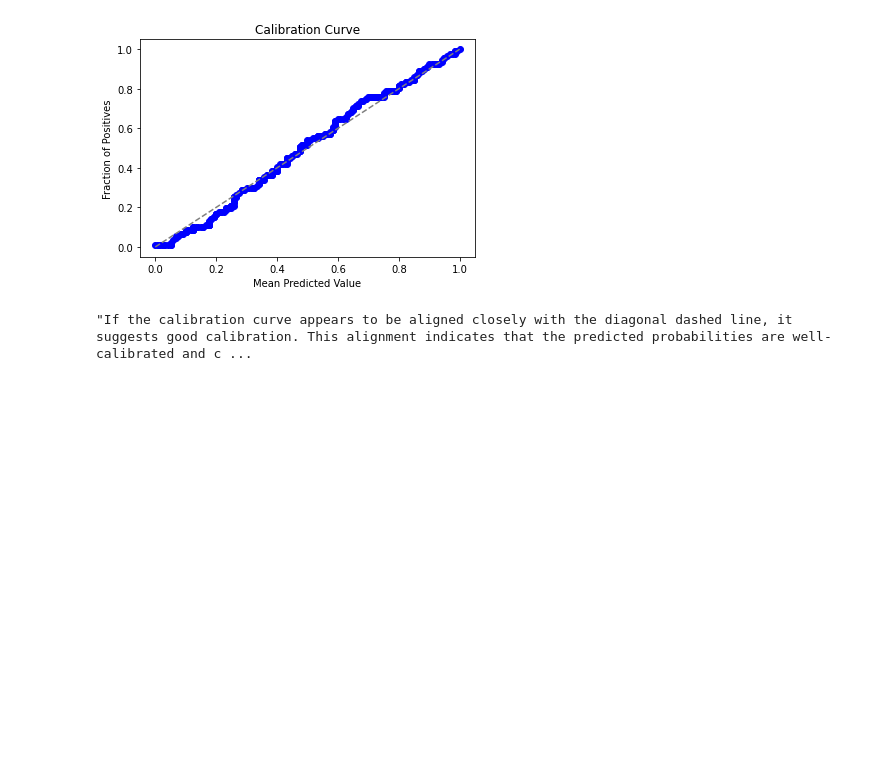
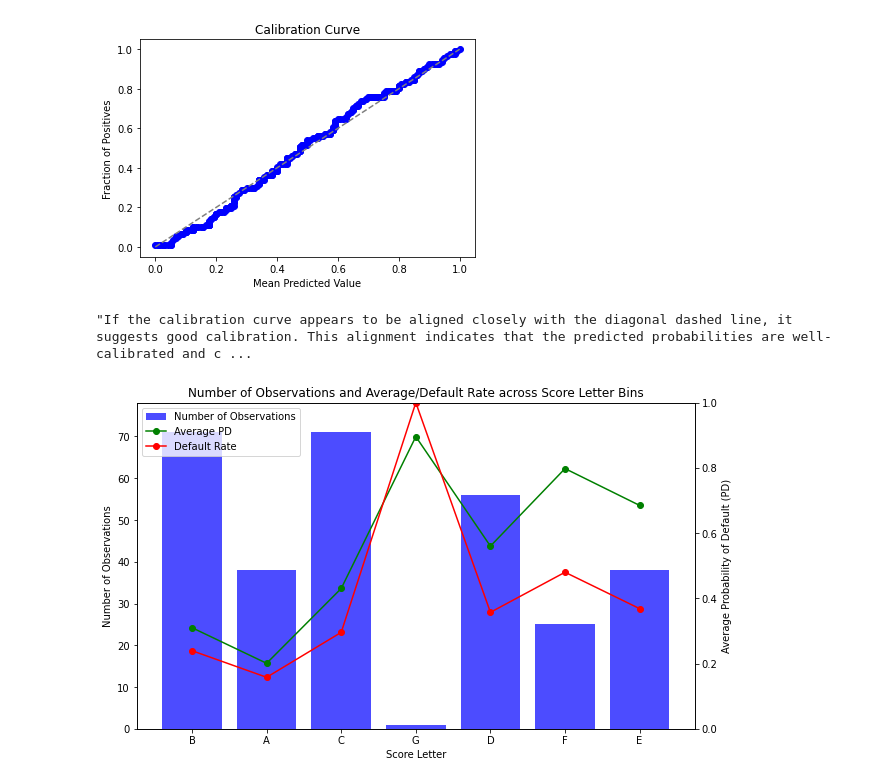
Before and after one commit to vladcatalinbalint/Application_Risk_Model, a Jupyter notebook: risk_modeling.ipynb, the cells around one changed output. Cells and saved outputs as stored; diff of their text form; code cells hidden in the pictures; blank space fills up the shorter version.

Commit message:
function that mapps the scores and plots them

```diff
--- a/risk_modeling.ipynb
+++ b/risk_modeling.ipynb
@@ -293,3 +293,78 @@ prob_transformed = expit(logits)
 
 # Map the transformed probabilities to the score range
 scores = np.round(prob_transformed * (score_max - score_min) + score_min).astype(int)
+# %%
+score_letters = []
+
+for score in scores:
+    if score < 500:
+        score_letters.append('A')
+    elif score < 550:
+        score_letters.append('B')
+    elif score < 600:
+        score_letters.append('C')
+    elif score < 650:
+        score_letters.append('D')
+    elif score < 700:
+        score_letters.append('E')
+    elif score < 750:
+        score_letters.append('F')
+    elif score <= 800:
+        score_letters.append('G')
+    else:
+        score_letters.append('H')
+# %%
+import matplotlib.pyplot as plt
+import numpy as np
+
+# Calculate the number of observations in each letter bin
+letter_counts = {letter: score_letters.count(letter) for letter in set(score_letters)}
+
+# Calculate the average PD in each letter bin
+letter_avg_pds = {letter: np.mean(y_pred_proba[np.array(score_letters) == letter]) for letter in set(score_letters)}
+
+# Calculate the default rate in each letter bin
+letter_default_rates = {letter: np.mean(y_valid[np.array(score_letters) == letter]) for letter in set(score_letters)}
+
+# Create a list to store the x-axis values
+x = list(set(score_letters))
+
+# Create a list to store the y-axis values for letter counts
+counts = [letter_counts[letter] for letter in x]
+
+# Create a list to store the y-axis values for average PDs
+avg_pds = [letter_avg_pds[letter] for letter in x]
+
+# Create a list to store the y-axis values for default rates
+default_rates = [letter_default_rates[letter] for letter in x]
+
+# Create a figure with two y-axes
+fig, ax1 = plt.subplots(figsize=(10, 6))
+ax2 = ax1.twinx()
+
+# Plot the number of observations in each letter bin
+ax1.bar(x, counts, color='blue', alpha=0.7, label='Number of Observations')
+ax1.set_ylabel('Number of Observations')
+ax1.set_ylim(0, max(counts) * 1.1)
+
+# Plot the average PD in each letter bin
+ax2.plot(x, avg_pds, marker='o', color='green', label='Average PD')
+ax2.set_ylabel('Average Probability of Default (PD)')
+ax2.set_ylim(0, 1)
+
+# Plot the default rate in each letter bin
+ax2.plot(x, default_rates, marker='o', color='red', label='Default Rate')
+
+# Set labels and title
+ax1.set_xlabel('Score Letter')
+ax1.set_title('Number of Observations and Average/Default Rate across Score Letter Bins')
+
+# Add legend
+lines, labels = ax1.get_legend_handles_labels()
+lines2, labels2 = ax2.get_legend_handles_labels()
+ax2.legend(lines + lines2, labels + labels2, loc='upper left')
+
+# Show the plot
+plt.show()
+# %% [output]
+[figure, added]
```
Also changed, not shown: parts of 2 cells of this notebook.
